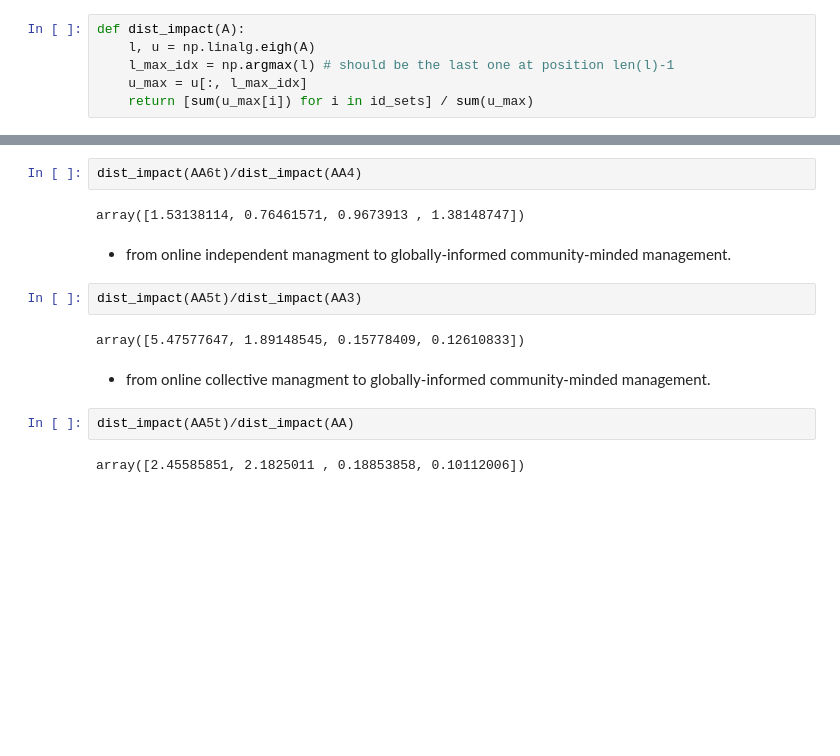
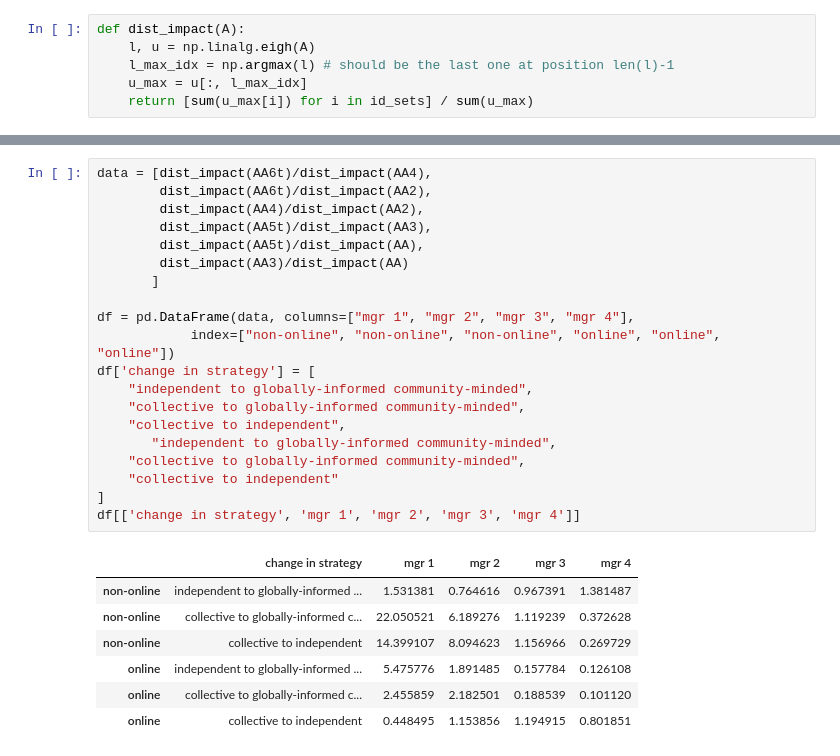
Before and after one commit to ashander/sesync, a Jupyter notebook: exp2_spectral_management_coop.ipynb, the cells around one changed output, grey strips where cells are left out. Saved outputs shown, nothing was run; the diff lists cells and outputs as text; blank space fills up the shorter version.

```diff
--- a/exp2_spectral_management_coop.ipynb
+++ b/exp2_spectral_management_coop.ipynb
@@ -417,16 +417,28 @@ We look at the relative change in distribution of total damage across scenarios:
-# %%
-dist_impact(AA6t)/dist_impact(AA4)
-# %% [output]
-array([1.53138114, 0.76461571, 0.9673913 , 1.38148747])
-# %% [markdown]
-* from online independent managment to globally-informed community-minded management.
-# %%
-dist_impact(AA5t)/dist_impact(AA3)
-# %% [output]
-array([5.47577647, 1.89148545, 0.15778409, 0.12610833])
-# %% [markdown]
-* from online collective managment to globally-informed community-minded management.
-# %%
-dist_impact(AA5t)/dist_impact(AA)
-# %% [output]
-array([2.45585851, 2.1825011 , 0.18853858, 0.10112006])
+# %%
+data = [dist_impact(AA6t)/dist_impact(AA4),
+        dist_impact(AA6t)/dist_impact(AA2),
+        dist_impact(AA4)/dist_impact(AA2),
+        dist_impact(AA5t)/dist_impact(AA3),
+        dist_impact(AA5t)/dist_impact(AA),
+        dist_impact(AA3)/dist_impact(AA)
+       ]
+
+df = pd.DataFrame(data, columns=["mgr 1", "mgr 2", "mgr 3", "mgr 4"],
+            index=["non-online", "non-online", "non-online", "online", "online", "online"])
+df['change in strategy'] = [
+    "independent to globally-informed community-minded",
+    "collective to globally-informed community-minded",
+    "collective to independent",
+       "independent to globally-informed community-minded",
+    "collective to globally-informed community-minded",
+    "collective to independent"
+]
+df[['change in strategy', 'mgr 1', 'mgr 2', 'mgr 3', 'mgr 4']]
+# %% [output]
+|  | change in strategy | mgr 1 | mgr 2 | mgr 3 | mgr 4 |
+| non-online | independent to globally-informed ... | 1.531381 | 0.764616 | 0.967391 | 1.381487 |
+| non-online | collective to globally-informed c... | 22.050521 | 6.189276 | 1.119239 | 0.372628 |
+| non-online | collective to independent | 14.399107 | 8.094623 | 1.156966 | 0.269729 |
+| online | independent to globally-informed ... | 5.475776 | 1.891485 | 0.157784 | 0.126108 |
+| online | collective to globally-informed c... | 2.455859 | 2.182501 | 0.188539 | 0.101120 |
+| online | collective to independent | 0.448495 | 1.153856 | 1.194915 | 0.801851 |
```
Also changed, not shown: parts of 2 cells of this notebook.
